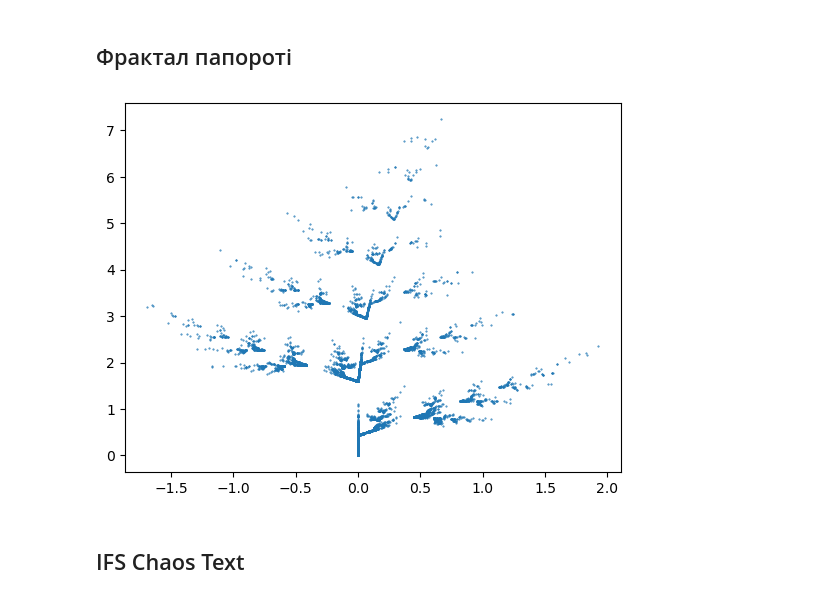
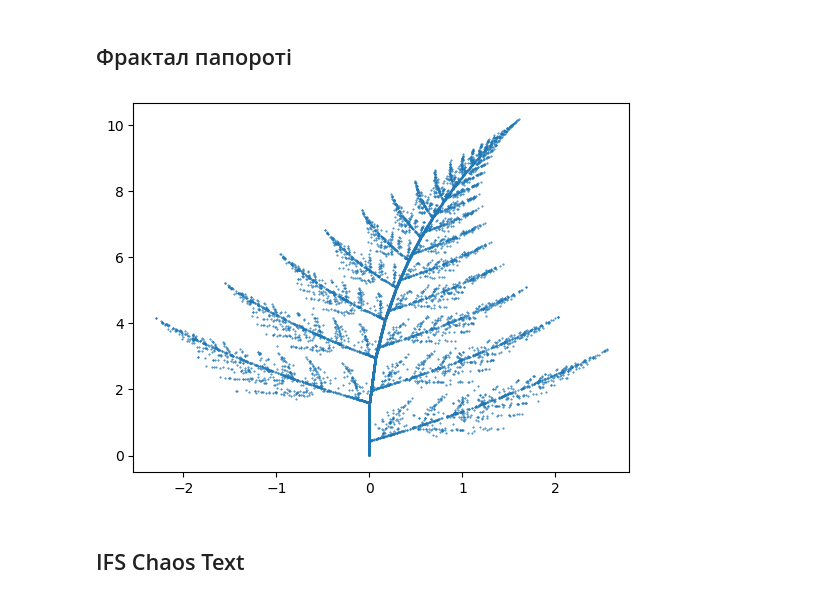
Before and after one commit to darenky/Computer_Graphics, a Jupyter notebook: Lab4/main.ipynb, the cells around one changed output. Saved outputs shown, nothing was run; the diff lists cells and outputs as text; code cells hidden in the pictures.

```diff
--- a/Lab4/main.ipynb
+++ b/Lab4/main.ipynb
@@ -163,14 +163,14 @@ generate_fractal(coeff_dict)
 ## Фрактал папороті
 # %%
 coeff_dict = {
-    'set1': (0.0, 0.0, 0.0, 0.16, 0.0, 0.0, 0.25),
-    'set2': (0.2, -0.26, 0.23, 0.22, 0.0, 1.6, 0.25),
-    'set3': (-0.15, 0.28, 0.26, 0.24, 0.0, 0.44, 0.25),
-    'set4': (0.75, 0.04, -0.04, 0.85, 0.0, 1.6, 0.25)
+    'set1': (0.0, 0.0, 0.0, 0.16, 0.0, 0.0, 0.1),
+    'set2': (0.2, -0.26, 0.23, 0.22, 0.0, 1.6, 0.08),
+    'set3': (-0.15, 0.28, 0.26, 0.24, 0.0, 0.44, 0.08),
+    'set4': (0.75, 0.04, -0.04, 0.85, 0.0, 1.6, 0.74)
 }
 
 generate_fractal(coeff_dict)
 # %% [output]
-[figure, old version]
+[figure, new version]
 # %% [markdown]
 ## IFS Chaos Text
```
Also changed, not shown: parts of 5 cells of this notebook, 15 other files.
